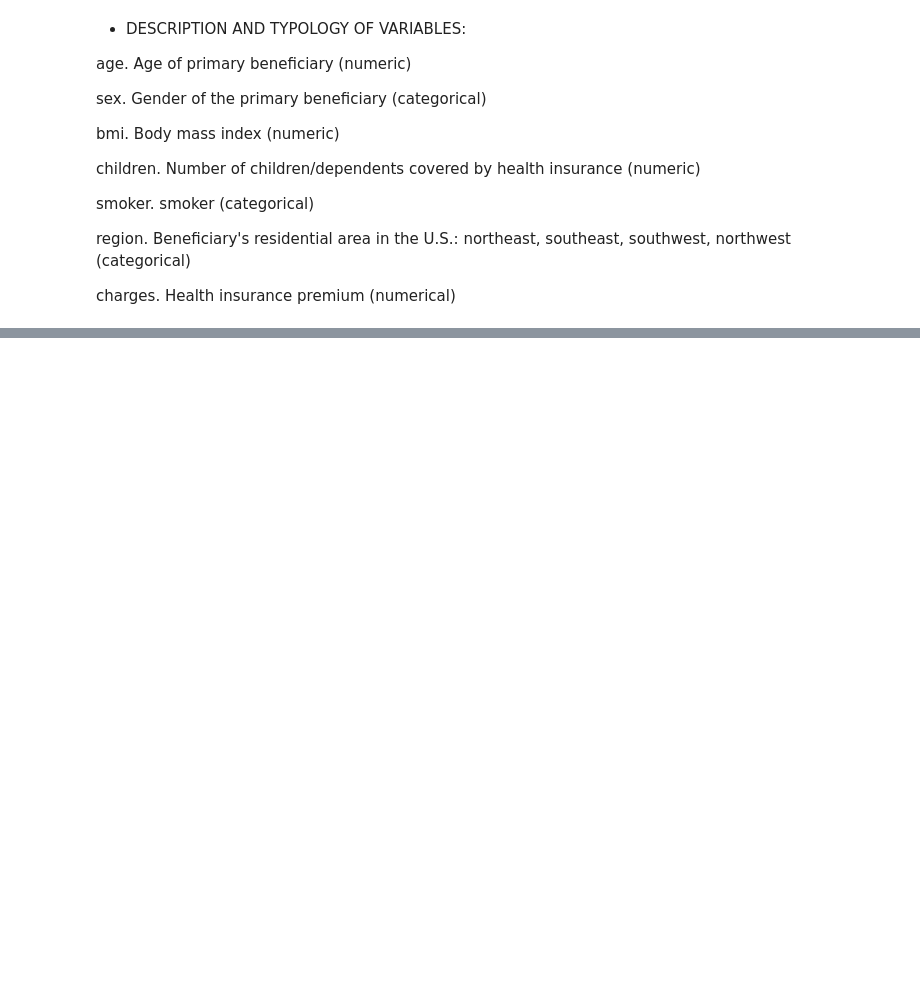
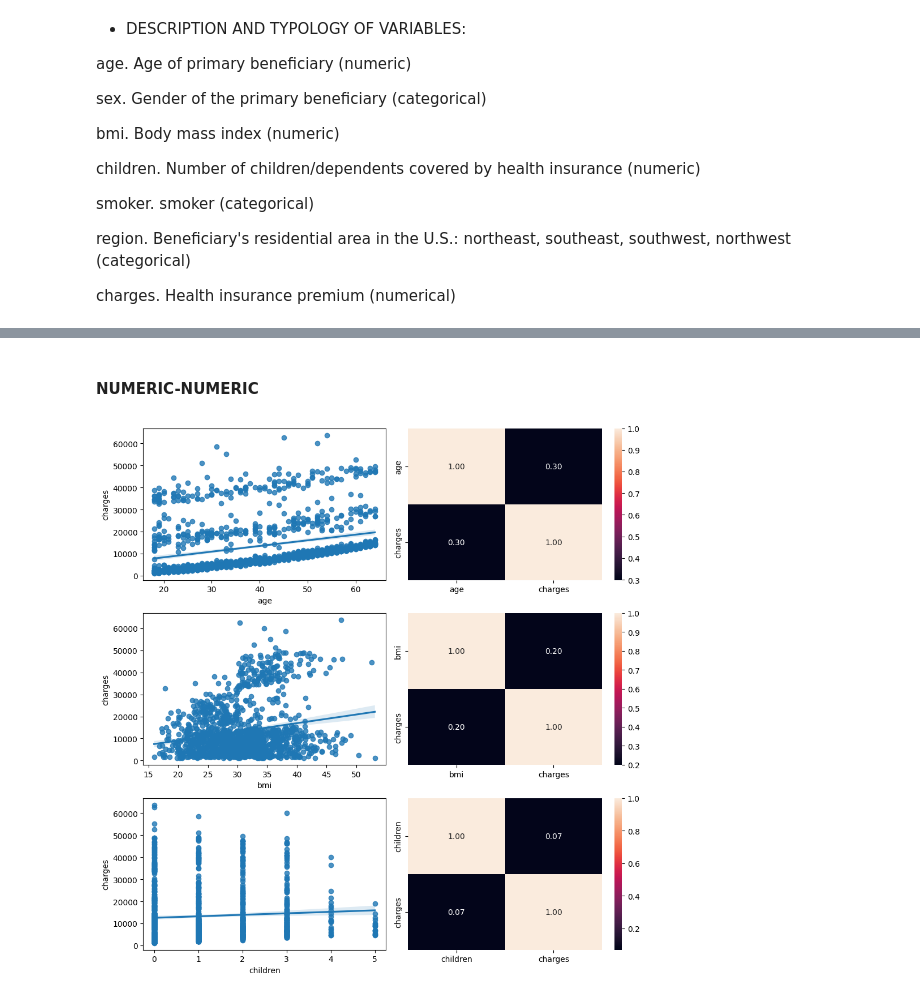
Before and after one commit to 4GeeksAcademy/multiple-linear-regression-fertr98, a Jupyter notebook: src/explore.ipynb, the cells around one changed output, grey strips where cells are left out. Cells and saved outputs as stored; diff of their text form; code cells hidden in the pictures; blank space fills up the shorter version.

```diff
--- a/src/explore.ipynb
+++ b/src/explore.ipynb
@@ -72,0 +151,6 @@ charges. Health insurance premium (numerical)
+# %%
+total_data["sex_n"] = pd.factorize(total_data["sex"])[0]
+total_data["smoker_n"] = pd.factorize(total_data["smoker"])[0]
+total_data["region_n"] = pd.factorize(total_data["region"])[0]
+
+total_data
@@ -72,0 +175,20 @@ charges. Health insurance premium (numerical)
+# %% [markdown]
+#### NUMERIC-NUMERIC
+# %%
+ig, axis = plt.subplots(3, 2, figsize = (10, 10))
+
+
+sns.regplot(ax=axis[0,0], data= total_data, x= "age", y= "charges")
+sns.heatmap(total_data[["age", "charges"]].corr(), annot= True, fmt= ".2f", ax= axis[0,1])
+
+
+sns.regplot(ax=axis[1,0], data= total_data, x= "bmi", y= "charges")
+sns.heatmap(total_data[["bmi", "charges"]].corr(), annot= True, fmt= ".2f", ax= axis[1,1])
+
+sns.regplot(ax=axis[2,0], data= total_data, x= "children", y= "charges")
+sns.heatmap(total_data[["children", "charges"]].corr(), annot= True, fmt= ".2f", ax= axis[2,1])
+
+plt.tight_layout()
+plt.show()
+# %% [output]
+[figure, added]
```
Also changed, not shown: parts of 50 cells of this notebook, 9 other files.
